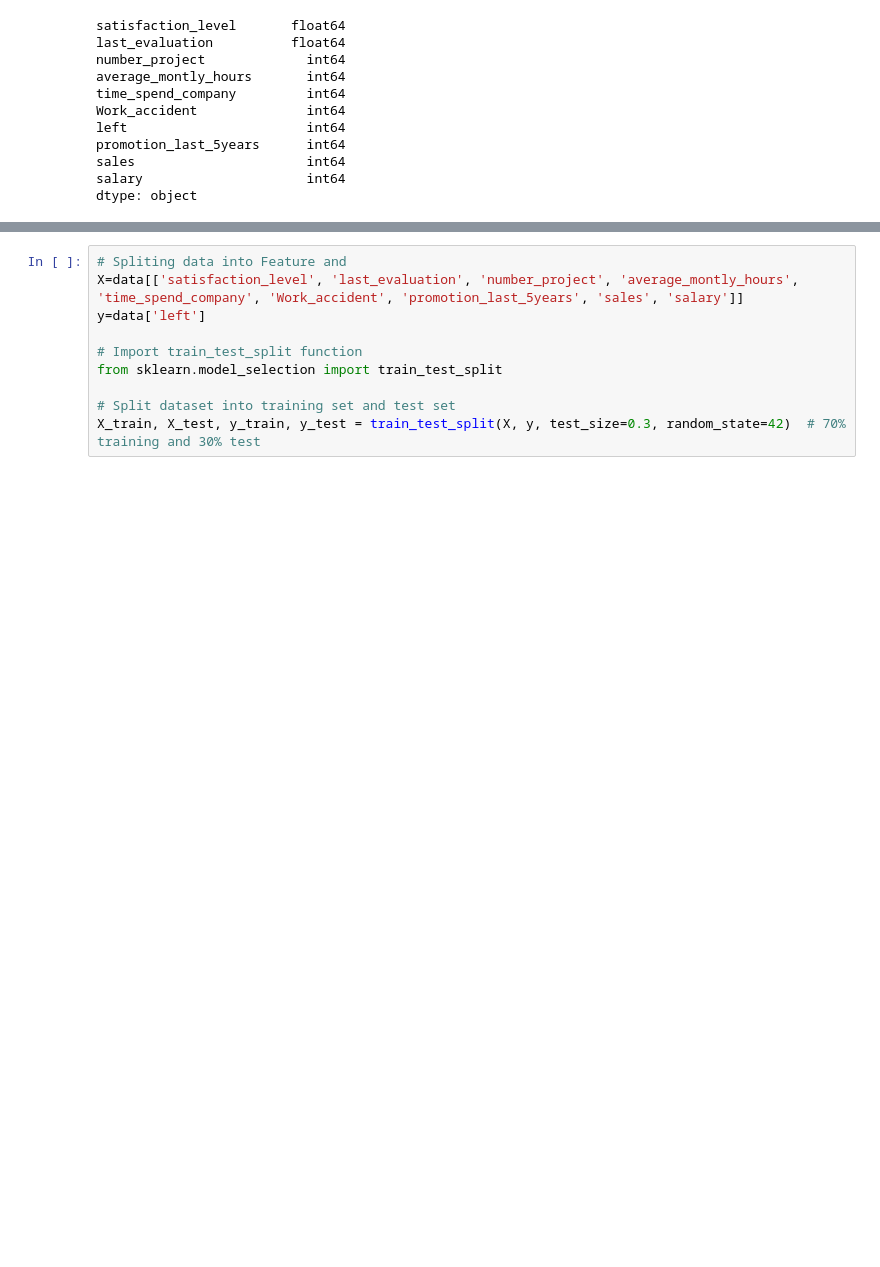
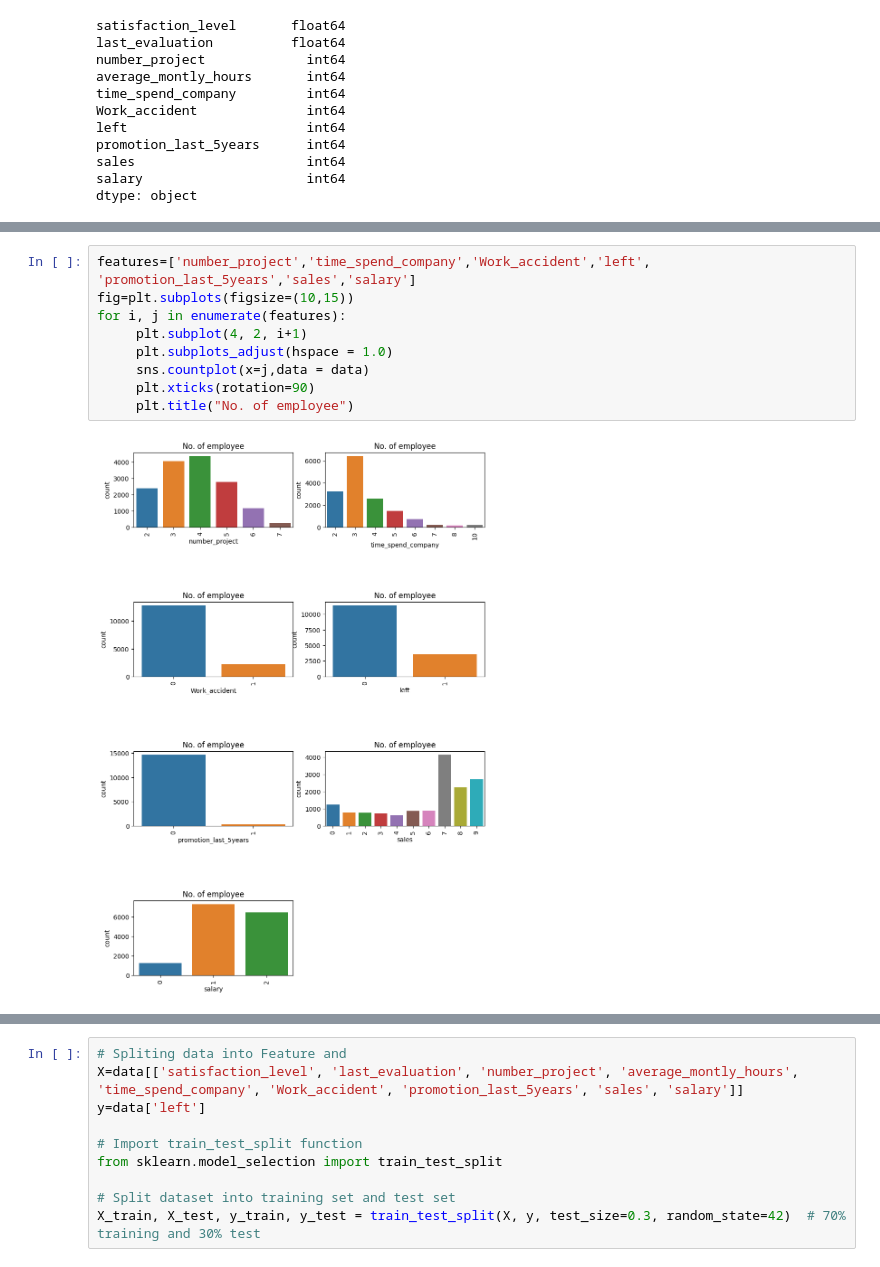
Before and after one commit to LotfollahKarimi/Test1, a Jupyter notebook: Untitled7.ipynb, the cells around one changed output, grey strips where cells are left out. Drawn from its saved outputs; the diff is of its cells as text; blank space fills up the shorter version.

```diff
--- a/Untitled7.ipynb
+++ b/Untitled7.ipynb
@@ -46,0 +83,11 @@ dtype: object
+# %%
+features=['number_project','time_spend_company','Work_accident','left', 'promotion_last_5years','sales','salary']
+fig=plt.subplots(figsize=(10,15))
+for i, j in enumerate(features):
+     plt.subplot(4, 2, i+1)
+     plt.subplots_adjust(hspace = 1.0)
+     sns.countplot(x=j,data = data)
+     plt.xticks(rotation=90)
+     plt.title("No. of employee")
+# %% [output]
+[figure, added]
```
Also changed, not shown: parts of 10 cells of this notebook.
